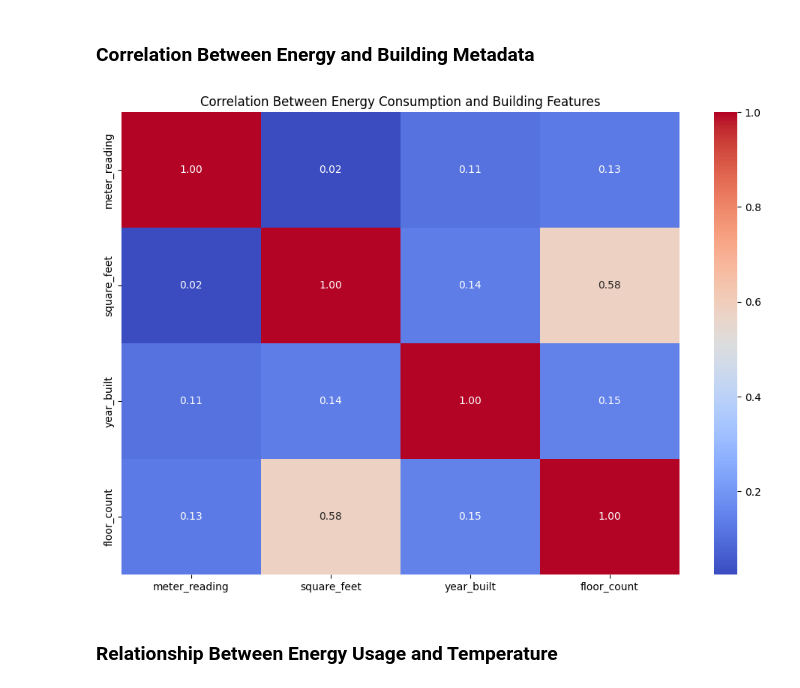
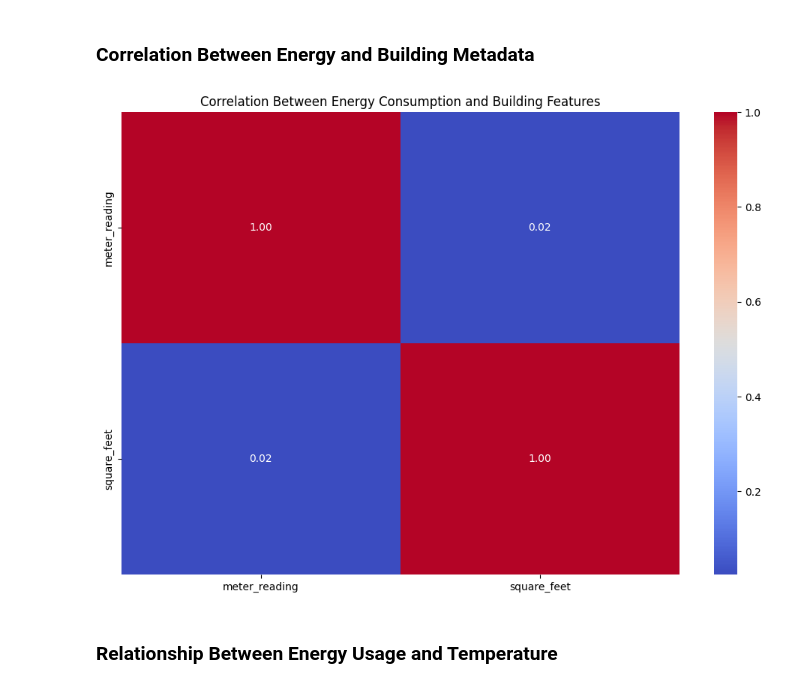
Before and after one commit to Noemiemz/Explainability-AI, a Jupyter notebook: EnergyConsumption_Noemie.ipynb, the cells around one changed output. Cells and saved outputs as stored; diff of their text form; code cells hidden in the pictures.

Commit message:
remove and fill missing values and start testing the model

```diff
--- a/EnergyConsumption_Noemie.ipynb
+++ b/EnergyConsumption_Noemie.ipynb
@@ -139,0 +160,4 @@ The good news is that there are no missing values in our target variable: meter_
+# %%
+# we drop all the columns with more than 40% missing values
+
+df = df.drop(['cloud_coverage', 'year_built', 'floor_count'], axis=1)
@@ -352,12 +403,12 @@ plt.show()
 ### Correlation Between Energy and Building Metadata
 # %%
 plt.figure(figsize=(12, 8))
-sns.heatmap(df[['meter_reading', 'square_feet', 'year_built', 'floor_count']].corr(),
+sns.heatmap(df[['meter_reading', 'square_feet']].corr(),
             annot=True, cmap='coolwarm', fmt='.2f')
 plt.title('Correlation Between Energy Consumption and Building Features')
 plt.show()
 # %% [output]
-[figure, old version]
+[figure, new version]
 # %% [markdown]
 ### Relationship Between Energy Usage and Temperature
 # %%
```
Also changed, not shown: parts of 10 cells of this notebook, 1 other file.
